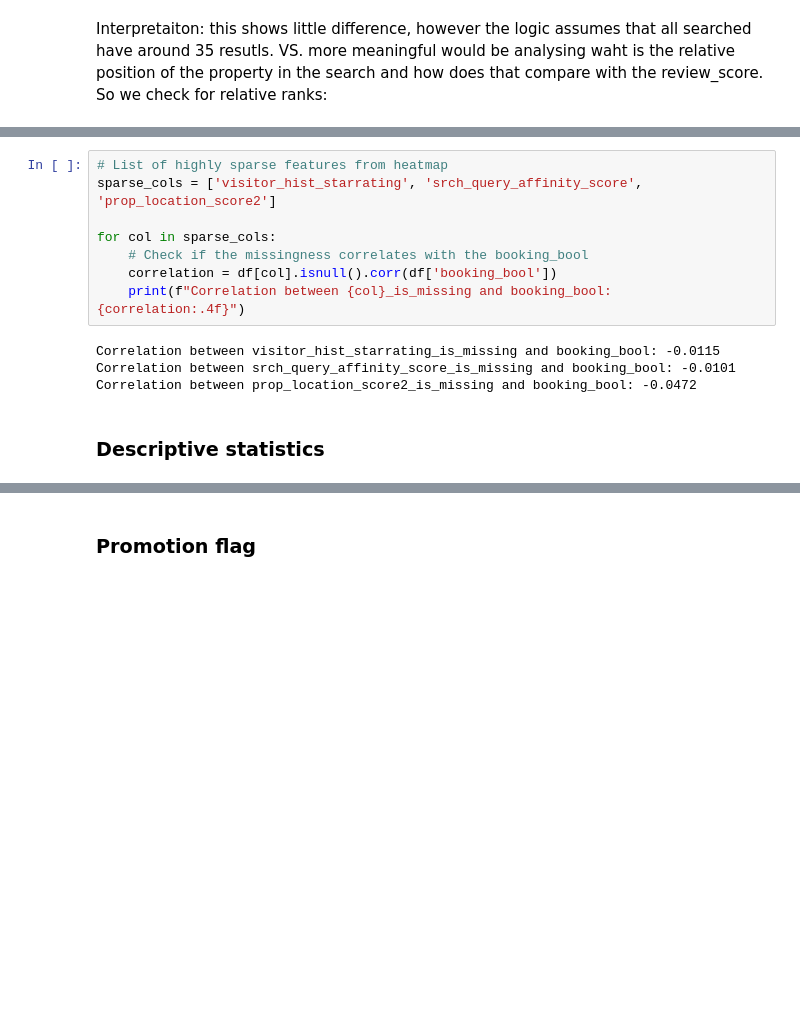
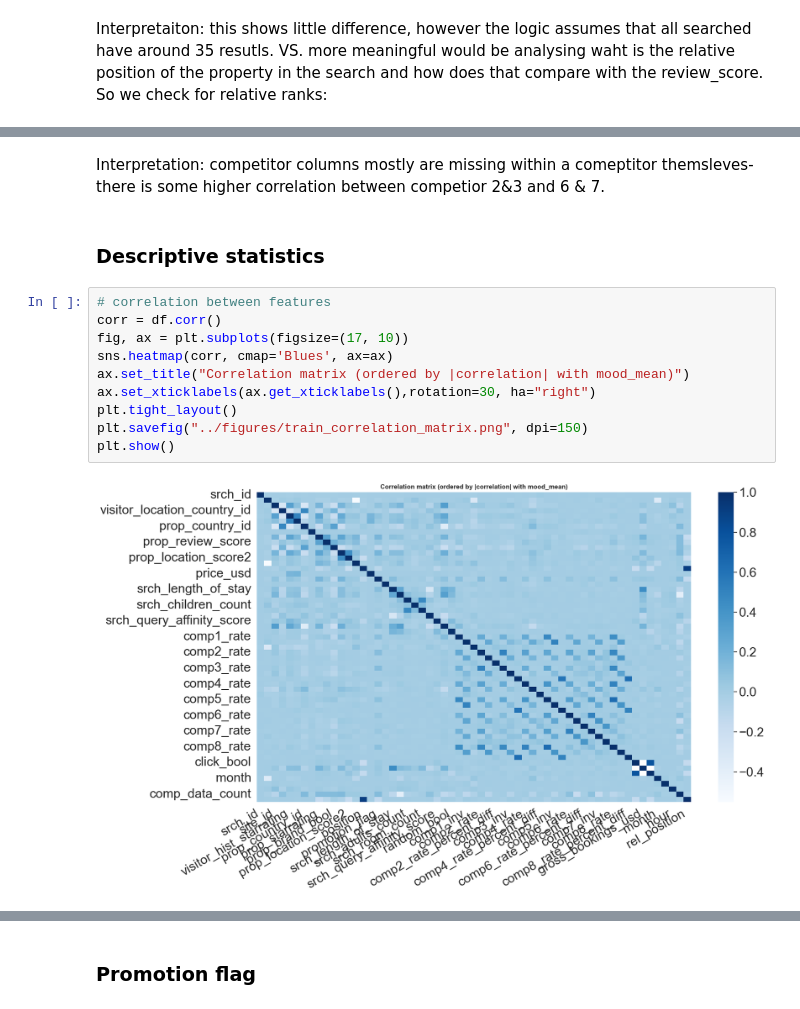
Before and after one commit to alicja-a-d/Data_Mining, a Jupyter notebook: A2/code/DMT_A2.ipynb, the cells around one changed output, grey strips where cells are left out. Saved outputs shown, nothing was run; the diff lists cells and outputs as text; blank space fills up the shorter version.

```diff
--- a/A2/code/DMT_A2.ipynb
+++ b/A2/code/DMT_A2.ipynb
@@ -237,15 +286,17 @@ plt.show()
-# %%
-# List of highly sparse features from heatmap
-sparse_cols = ['visitor_hist_starrating', 'srch_query_affinity_score', 'prop_location_score2']
-
-for col in sparse_cols:
-    # Check if the missingness correlates with the booking_bool
-    correlation = df[col].isnull().corr(df['booking_bool'])
-    print(f"Correlation between {col}_is_missing and booking_bool: {correlation:.4f}")
-# %% [output]
-Correlation between visitor_hist_starrating_is_missing and booking_bool: -0.0115
-Correlation between srch_query_affinity_score_is_missing and booking_bool: -0.0101
-Correlation between prop_location_score2_is_missing and booking_bool: -0.0472
+# %% [markdown]
+Interpretation: competitor columns mostly are missing within a comeptitor themsleves- there is some higher correlation between competior 2&3 and 6 & 7.
 # %% [markdown]
 ### Descriptive statistics
+# %%
+# correlation between features
+corr = df.corr()
+fig, ax = plt.subplots(figsize=(17, 10))
+sns.heatmap(corr, cmap='Blues', ax=ax)
+ax.set_title("Correlation matrix (ordered by |correlation| with mood_mean)")
+ax.set_xticklabels(ax.get_xticklabels(),rotation=30, ha="right")
+plt.tight_layout()
+plt.savefig("../figures/train_correlation_matrix.png", dpi=150)
+plt.show()
+# %% [output]
+[figure, added]
 # %%
```
Also changed, not shown: parts of 70 cells of this notebook, 8 other files.
